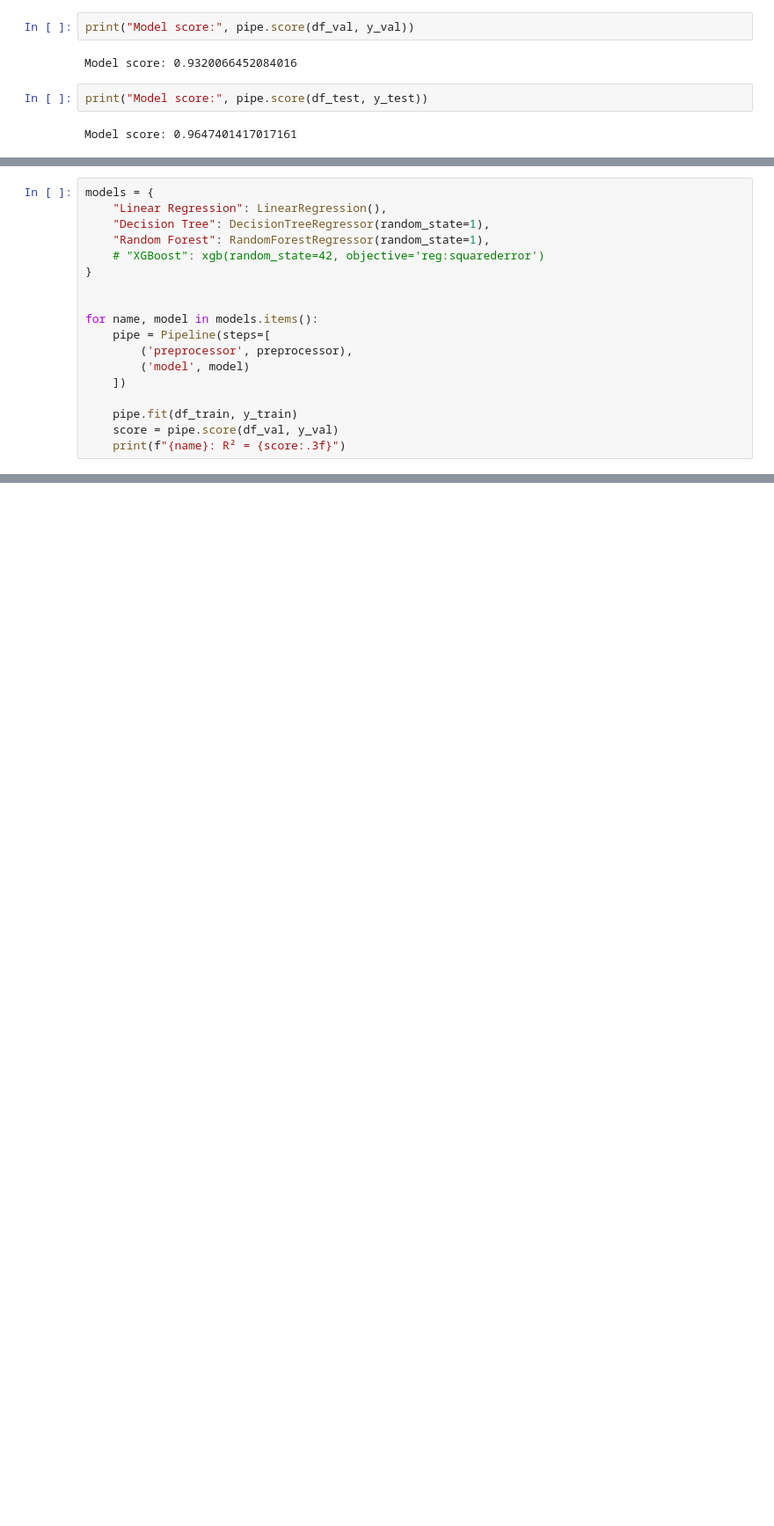
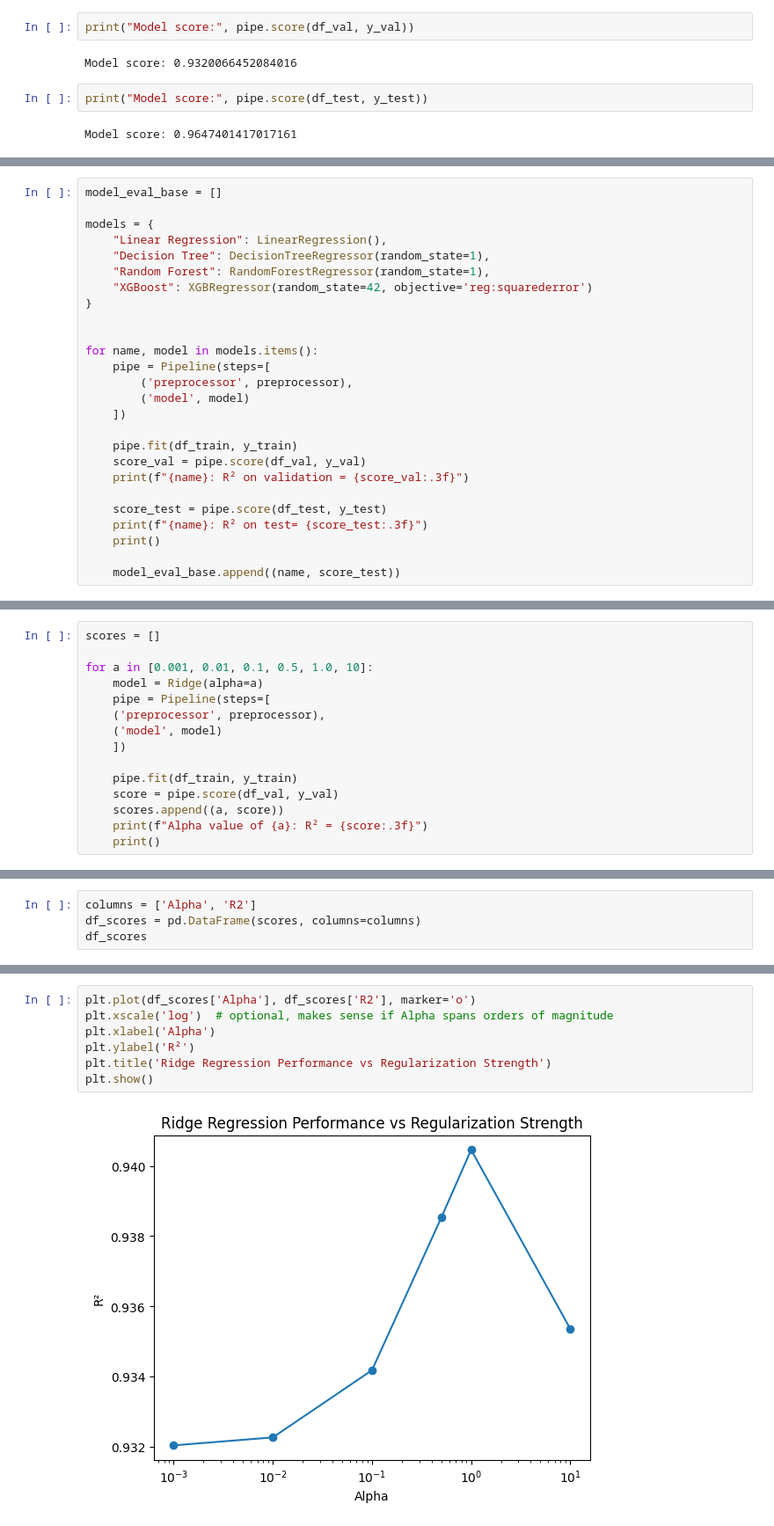
Before and after one commit to eadka/sleep-health-predictor, a Jupyter notebook: notebooks/notebook.ipynb, the cells around one changed output, grey strips where cells are left out. Shown at 88% size. Cells and saved outputs as stored; diff of their text form; blank space fills up the shorter version.

Commit message:
Model tuning and evaluation

```diff
--- a/notebooks/notebook.ipynb
+++ b/notebooks/notebook.ipynb
@@ -449,9 +452,11 @@ Let's add multiple models into our pipeline and evaluate them
 # %%
+model_eval_base = []
+
 models = {
     "Linear Regression": LinearRegression(),
     "Decision Tree": DecisionTreeRegressor(random_state=1),
     "Random Forest": RandomForestRegressor(random_state=1),
-    # "XGBoost": xgb(random_state=42, objective='reg:squarederror')
+    "XGBoost": XGBRegressor(random_state=42, objective='reg:squarederror')
 }
 
 
@@ -462,6 +467,12 @@ for name, model in models.items():
     ])
 
     pipe.fit(df_train, y_train)
-    score = pipe.score(df_val, y_val)
-    print(f"{name}: R² = {score:.3f}")
+    score_val = pipe.score(df_val, y_val)
+    print(f"{name}: R² on validation = {score_val:.3f}")
+
+    score_test = pipe.score(df_test, y_test)
+    print(f"{name}: R² on test= {score_test:.3f}")
+    print()
+
+    model_eval_base.append((name, score_test))
 # %% [output]
@@ -470,0 +525,15 @@ Random Forest: R² = 0.949
+# %%
+scores = []
+
+for a in [0.001, 0.01, 0.1, 0.5, 1.0, 10]:
+    model = Ridge(alpha=a)
+    pipe = Pipeline(steps=[
+    ('preprocessor', preprocessor),
+    ('model', model)
+    ])
+
+    pipe.fit(df_train, y_train)
+    score = pipe.score(df_val, y_val)
+    scores.append((a, score))
+    print(f"Alpha value of {a}: R² = {score:.3f}")
+    print()
@@ -470,0 +552,4 @@ Random Forest: R² = 0.949
+# %%
+columns = ['Alpha', 'R2']
+df_scores = pd.DataFrame(scores, columns=columns)
+df_scores
@@ -470,0 +564,9 @@ Random Forest: R² = 0.949
+# %%
+plt.plot(df_scores['Alpha'], df_scores['R2'], marker='o')
+plt.xscale('log')  # optional, makes sense if Alpha spans orders of magnitude
+plt.xlabel('Alpha')
+plt.ylabel('R²')
+plt.title('Ridge Regression Performance vs Regularization Strength')
+plt.show()
+# %% [output]
+[figure, added]
```
Also changed, not shown: parts of 88 cells of this notebook.
